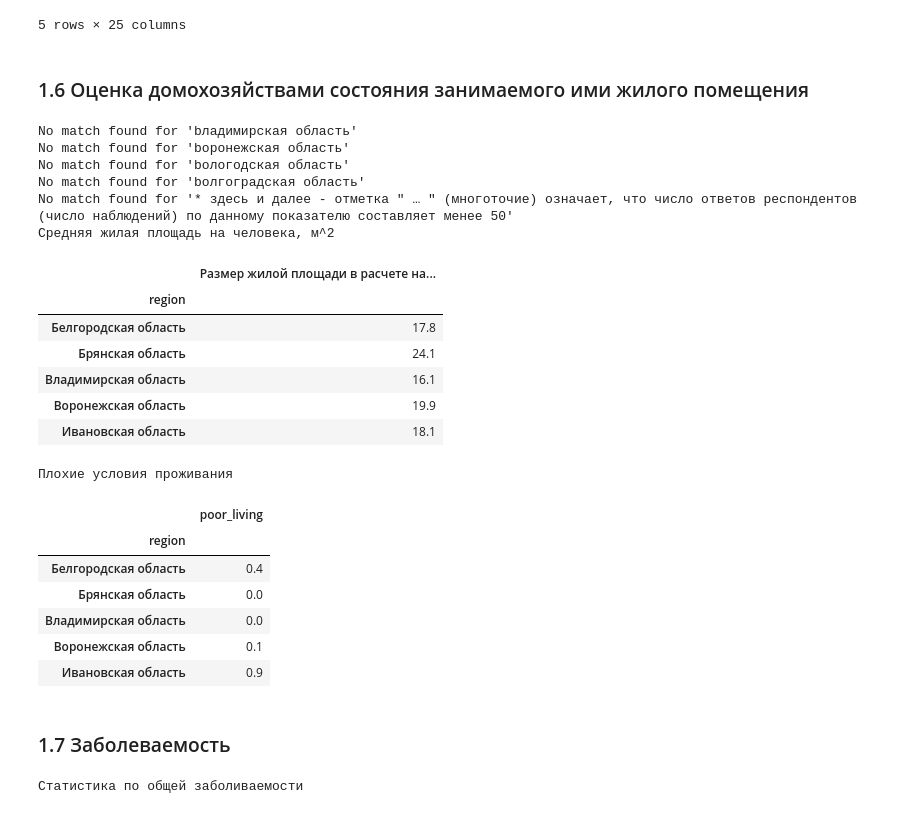
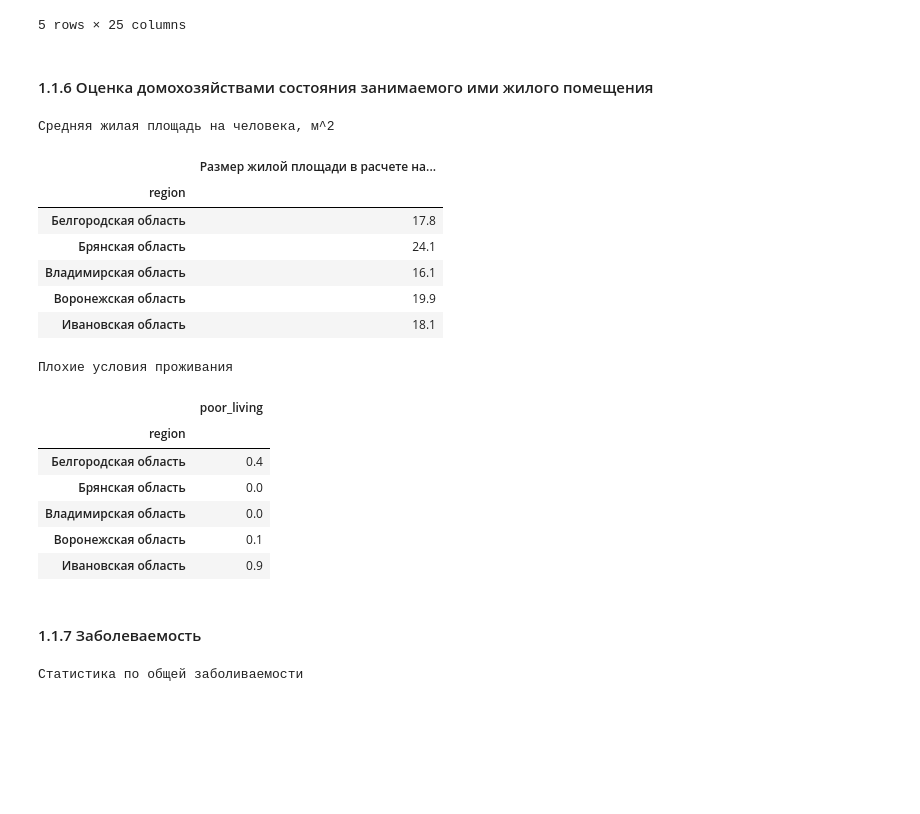
Before and after one commit to banzarkhan/ngo-clasterization, a Jupyter notebook: ngo-clasterization.ipynb, the cells around one changed output. Saved outputs shown, nothing was run; the diff lists cells and outputs as text; code cells hidden in the pictures; blank space fills up the shorter version.

Commit message:
add regions.csv

```diff
--- a/ngo-clasterization.ipynb
+++ b/ngo-clasterization.ipynb
@@ -35,7 +35,7 @@ cleaned_regions = regions[~regions['Наименование субъекта'].
 
 def short_regions(region):
     replace_dict = {'республика':'', 'автономная':'','край':'', 'область':'', 'автономный округ':'','народная':'', 'северная':'', 'автономная область':'', 'эл':'', '(':',', ')':'', ' — ':',',' - ':',',' ':''}
-    reg_replace = {'саха': "республика саха", "алтай": "республика алтай"}
+    reg_replace = {'саха': "республика саха", "алтай": "республика алтай", "коми": "республика коми"}
     for old, new in replace_dict.items():
         region = region.lower().replace(old, new)
 
@@ -50,6 +50,17 @@ def short_regions(region):
 cleaned_regions['short'] = cleaned_regions['Наименование субъекта'].apply(short_regions)
 
 regions_dict = {element: row['Наименование субъекта'] for _, row in cleaned_regions.iterrows() for element in row['short']}
+regions_dict.update({'санкт':'Санкт-Петербург',
+                     'bладимирская': 'Владимирская область',
+                     'bоронежская':'Воронежская область',
+                     'bологодская':'Вологодская область',
+                     'bолгоградская область':'Волгоградская область',
+                     'тюменская область без автономного округа':'Тюменская область',
+                     'тюменская область без\nавтономных округов':'Тюменская область',
+                     'юменская обл.без данных по':'Тюменская область',
+                     'рхангельская обл. без данных по':'Архангельская область',
+                     'юменская область (кроме': 'Тюменская область',
+                     'рхангельская область (кроме': 'Архангельская область'})
 # %% [output]
 A value is trying to be set on a copy of a slice from a DataFrame.
 Try using .loc[row_indexer,col_indexer] = value instead
@@ -381,7 +388,7 @@ grass.head()
 | Ивановская область | 6725.4 | 6379.3 | 6804.5 | 9765.2 | 14240.0 | 18947.2 | 23396.9 | 29192.4 | 35732.7 | 40039.1 | ... | ... |
 5 rows × 25 columns
 # %% [markdown]
-### 1.6 Оценка домохозяйствами состояния занимаемого ими жилого помещения
+#### 1.1.6 Оценка домохозяйствами состояния занимаемого ими жилого помещения
 # %%
 housing = pd.read_excel('data/housing_2020.xlsx')
 
@@ -401,41 +408,36 @@ housing_conditions.rename(columns={'Регион':"region"}, inplace=True)
 
 housing_conditions = housing_conditions.dropna(subset=['region'])
 
 # Исключим строки содержащие федеральный округ, федерация и район
-district = housing_conditions[housing_conditions['region'].str.contains('федеральный округ|Федерация|район')].index
+district = housing_conditions[housing_conditions['region'].str.contains('федеральный округ|Федерация|район|здесь и далее')].index
 housing_conditions.drop(district, axis = 0, inplace=True)
 
 housing_conditions['region'] = housing_conditions['region'].apply(lambda x: x.replace('B','В'))
 
 # Унифицируем названия регионов
 housing_conditions['region'] = housing_conditions['region'].apply(change_name)
 
 housing_conditions.set_index('region', inplace=True)
 
 print('Средняя жилая площадь на человека, м^2')
 living_area = housing[['Размер жилой площади в расчете на члена домохозяйства']]
 display(living_area.head())
 
 print('Плохие условия проживания')
 # ВЫбираем столбец с плохими условиями
 poor_living_conditions = housing_conditions[['из них указавшие: на плохое состояние или очень плохое состояние жилого помещения и на стесненность проживания']]
 # Удалаям последнюю строку
 poor_living_conditions = poor_living_conditions.drop(poor_living_conditions.index[-1])
 poor_living_conditions.rename(columns={'из них указавшие: на плохое состояние или очень плохое состояние жилого помещения и на стесненность проживания':'poor_living'}, inplace=True)
 display(poor_living_conditions.head())
 # %% [output]
-No match found for 'bладимирская область'
-No match found for 'bоронежская область'
-No match found for 'bологодская область'
-No match found for 'bолгоградская область'
-No match found for '* здесь и далее - отметка " … " (многоточие) означает, что число ответов респондентов (число наблюдений) по данному показателю составляет менее 50'
 Средняя жилая площадь на человека, м^2
 |  | Размер жилой площади в расчете на... |
 | region |  |
 | Белгородская область | 17.8 |
 | Брянская область | 24.1 |
-| Bладимирская область | 16.1 |
-| Bоронежская область | 19.9 |
+| Владимирская область | 16.1 |
+| Воронежская область | 19.9 |
 | Ивановская область | 18.1 |
 Плохие условия проживания
 |  | poor_living |
@@ -446,7 +448,7 @@ No match found for '* здесь и далее - отметка " … " (мно
 | Воронежская область | 0.1 |
 | Ивановская область | 0.9 |
 # %% [markdown]
-### 1.7 Заболеваемость
+#### 1.1.7 Заболеваемость
 # %%
 diseases = pd.read_excel('data/morbidity_2005_2020_age_disease.xls', skiprows=2)
 diseases.rename(columns={'Unnamed: 0':"region",'Unnamed: 1':"Заболевания",'Unnamed: 2':"Группа"}, inplace=True)
```
Also changed, not shown: parts of 70 cells of this notebook.
